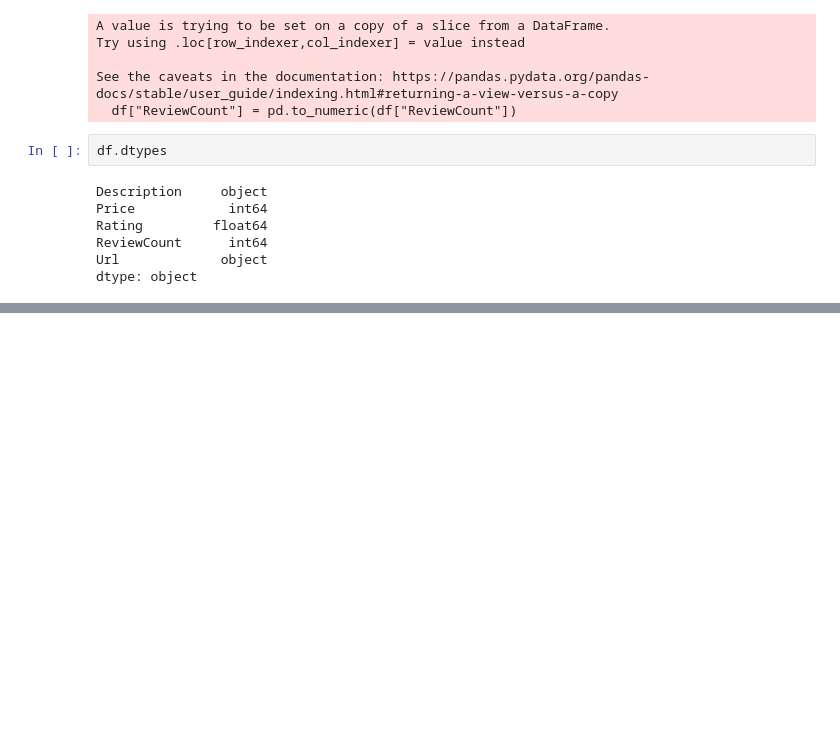
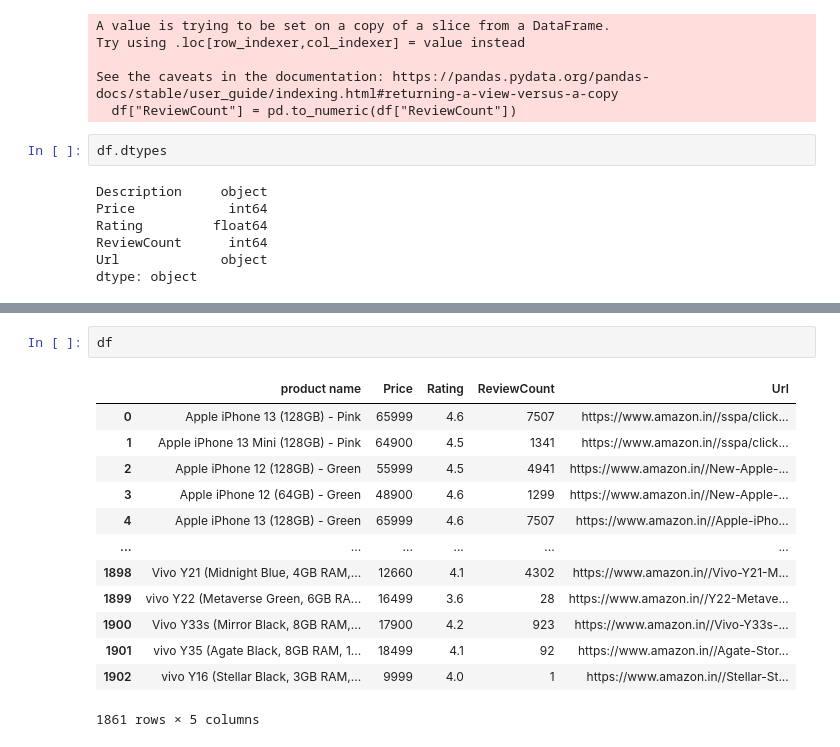
Before and after one commit to deyeon/mobile_brand_app, a Jupyter notebook: moblie_brand_app.ipynb, the cells around one changed output, grey strips where cells are left out. Cells and saved outputs as stored; diff of their text form; blank space fills up the shorter version.

```diff
--- a/moblie_brand_app.ipynb
+++ b/moblie_brand_app.ipynb
@@ -71,0 +106,16 @@ dtype: object
+# %%
+df
+# %% [output]
+|  | product name | Price | Rating | ReviewCount | Url |
+| 0 | Apple iPhone 13 (128GB) - Pink | 65999 | 4.6 | 7507 | https://www.amazon.in//sspa/click... |
+| 1 | Apple iPhone 13 Mini (128GB) - Pink | 64900 | 4.5 | 1341 | https://www.amazon.in//sspa/click... |
+| 2 | Apple iPhone 12 (128GB) - Green | 55999 | 4.5 | 4941 | https://www.amazon.in//New-Apple-... |
+| 3 | Apple iPhone 12 (64GB) - Green | 48900 | 4.6 | 1299 | https://www.amazon.in//New-Apple-... |
+| 4 | Apple iPhone 13 (128GB) - Green | 65999 | 4.6 | 7507 | https://www.amazon.in//Apple-iPho... |
+| ... | ... | ... | ... | ... | ... |
+| 1898 | Vivo Y21 (Midnight Blue, 4GB RAM,... | 12660 | 4.1 | 4302 | https://www.amazon.in//Vivo-Y21-M... |
+| 1899 | vivo Y22 (Metaverse Green, 6GB RA... | 16499 | 3.6 | 28 | https://www.amazon.in//Y22-Metave... |
+| 1900 | Vivo Y33s (Mirror Black, 8GB RAM,... | 17900 | 4.2 | 923 | https://www.amazon.in//Vivo-Y33s-... |
+| 1901 | vivo Y35 (Agate Black, 8GB RAM, 1... | 18499 | 4.1 | 92 | https://www.amazon.in//Agate-Stor... |
+| 1902 | vivo Y16 (Stellar Black, 3GB RAM,... | 9999 | 4.0 | 1 | https://www.amazon.in//Stellar-St... |
+1861 rows × 5 columns
```
Also changed, not shown: parts of 10 cells of this notebook.
